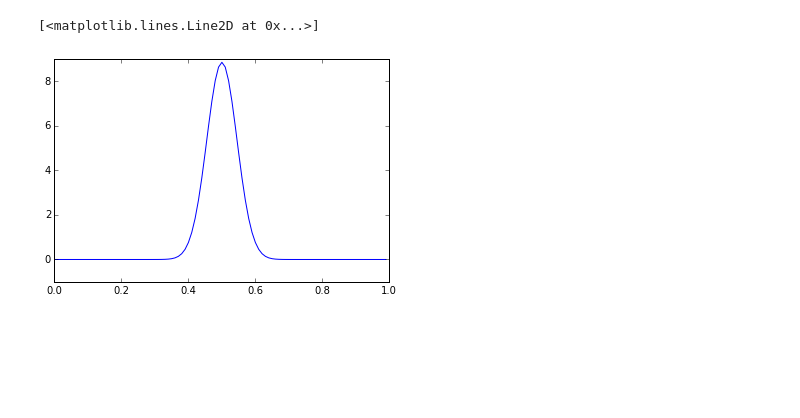
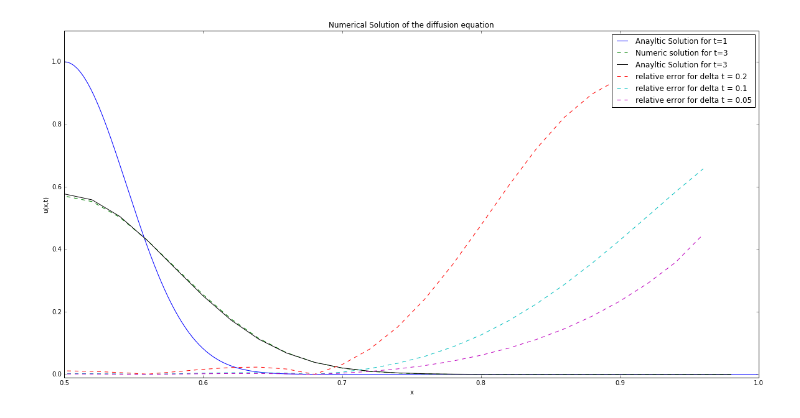
Before and after one commit to calumhrmurray/comp-astro, a Jupyter notebook: diffusion_equation.ipynb, the cells around one changed output. Cells and saved outputs as stored; diff of their text form; code cells hidden in the pictures; blank space fills up the shorter version.

```diff
--- a/diffusion_equation.ipynb
+++ b/diffusion_equation.ipynb
@@ -41,16 +49,0 @@ plt.plot(positions,u_array,positions,new_u_array)
-# %%
-# now we increment in time
-time = np.arange(1,3,0.1)
-
-v = 0.001
-delta_x = 0.1
-delta_t = 0.1
-
-previous_array = u_array
-
-for t in time:
-    data = []
-    for j,x in enumerate(positions):
-        data.append(explicit_first(previous_array,j,delta_x,delta_t,v))
-    previous_array = data
-    print(len(previous_array))
@@ -78,5 +49,0 @@ for t in time:
-# %%
-plt.plot(positions,data)
-# %% [output]
-[<matplotlib.lines.Line2D at 0x...>]
-[figure, removed]
@@ -82,0 +76,26 @@ plt.plot(positions,data)
+# %%
+# get the results and store in arrays
+x1,array_02_t, w_array_02_t = numerical_solution(0.001,0.02,0.2,3)
+x2,array_01_t, w_array_01_t = numerical_solution(0.001,0.02,0.1,3)
+x3,array_005_t, w_array_005_t  = numerical_solution(0.001,0.02,0.05,3)
+x4,array_002_x, w_array_002_x = numerical_solution(0.001,0.02,0.2,3)
+x5,array_001_x, w_array_001_x = numerical_solution(0.001,0.01,0.2,3)
+x6,array_0005_x, w_array_0005_x = numerical_solution(0.001,0.005,0.2,3)
+# %%
+# plot the results
+plt.figure(figsize=(20,10))
+plt.title('Numerical Solution of the diffusion equation')
+plt.ylabel('u(x,t)')
+plt.xlabel('x')
+plt.ylim(-0.01,1.1)
+plt.xlim(0.5,1)
+plt.plot(positions,u_array, label='Anayltic Solution for t=1')
+plt.plot(x1,array_02_t,'--',label='Numeric solution for t=3')
+plt.plot(x1,w_array_02_t,'k', label='Anayltic Solution for t=3')
+plt.plot(x1[:-1],np.array(np.absolute(array_02_t-w_array_02_t)/w_array_02_t)[:-1], '--',label='relative error for delta t = 0.2')
+plt.plot(x2[:-1],np.array(np.absolute(array_01_t-w_array_01_t)/w_array_01_t)[:-1], '--' ,label='relative error for delta t = 0.1')
+plt.plot(x3[:-1],np.array(np.absolute(array_005_t-w_array_005_t)/w_array_005_t)[:-1],'--',  label='relative error for delta t = 0.05')
+plt.legend()
+plt.savefig('NumericalSDiffusion.png')
+# %% [output]
+[figure, added]
```
Also changed, not shown: parts of 5 cells of this notebook, 14 other files.
